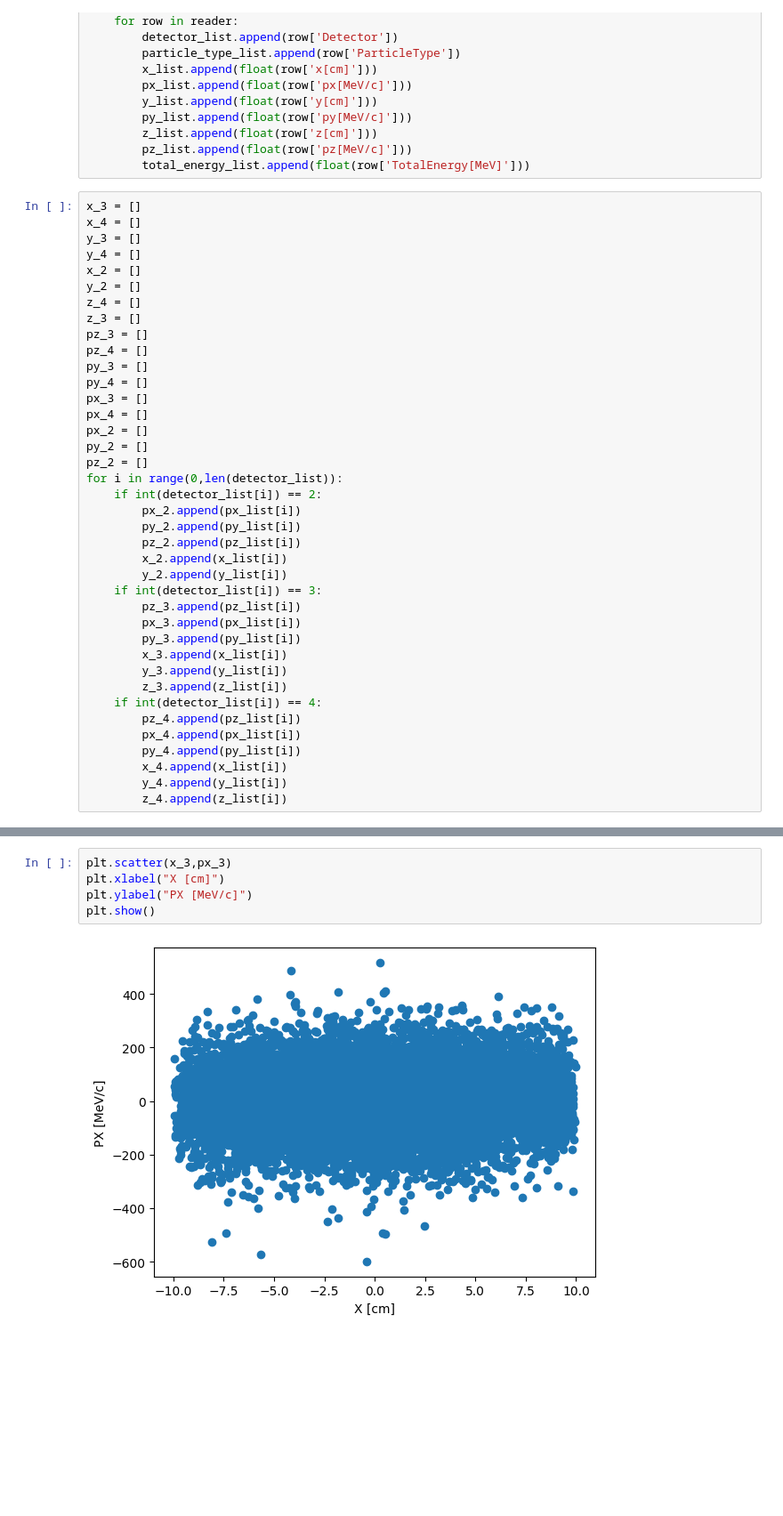
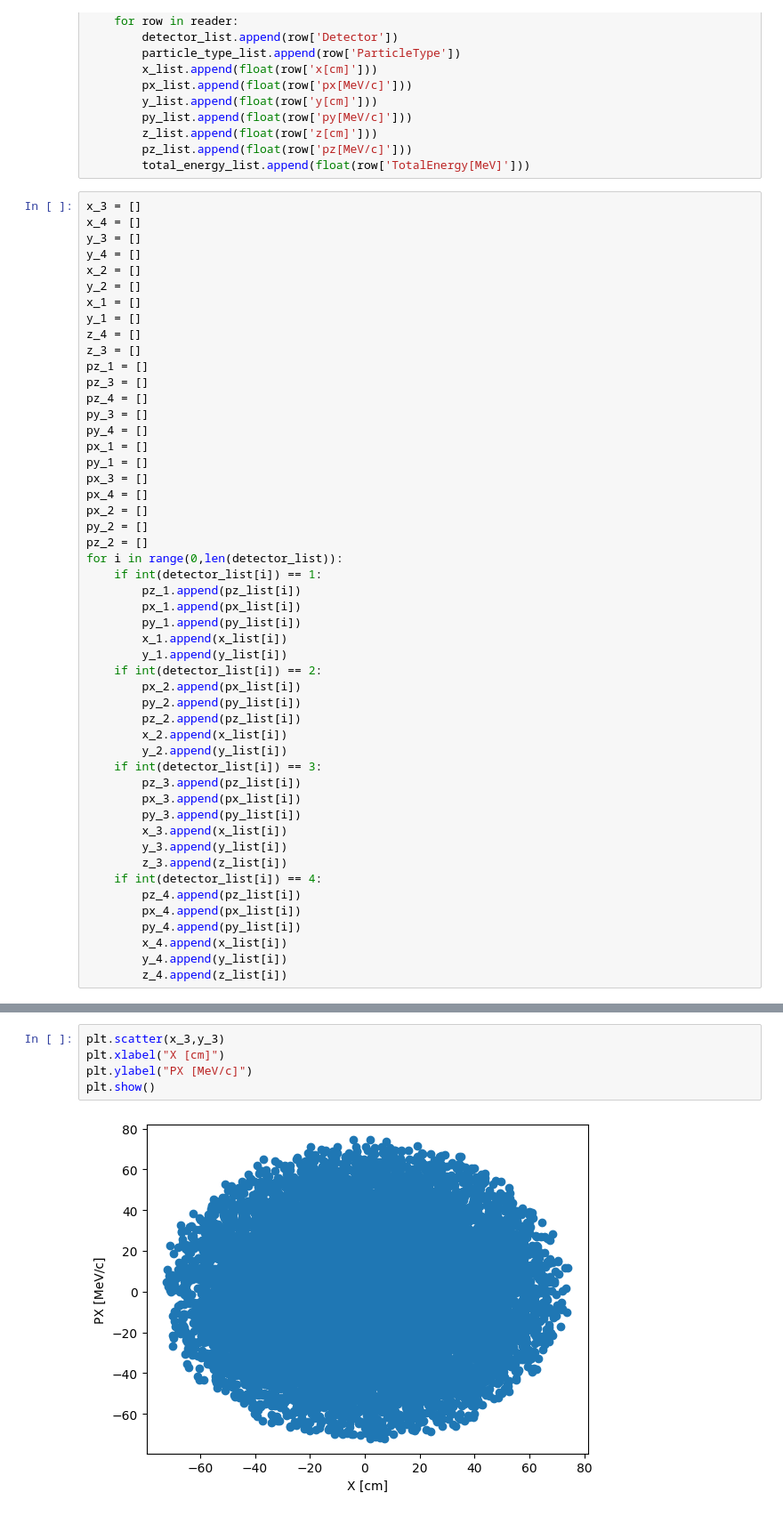
Before and after one commit to prateekraouw/Geant4_new_geo, a Jupyter notebook: build/plot.ipynb, the cells around one changed output, grey strips where cells are left out. Shown: that part at 89% size. Saved outputs shown, nothing was run; the diff lists cells and outputs as text; blank space fills up the shorter version.

```diff
--- a/build/plot.ipynb
+++ b/build/plot.ipynb
@@ -316,18 +298,29 @@ y_3 = []
 y_4 = []
 x_2 = []
 y_2 = []
+x_1 = []
+y_1 = []
 z_4 = []
 z_3 = []
+pz_1 = []
 pz_3 = []
 pz_4 = []
 py_3 = []
 py_4 = []
+px_1 = []
+py_1 = []
 px_3 = []
 px_4 = []
 px_2 = []
 py_2 = []
 pz_2 = []
 for i in range(0,len(detector_list)):
+    if int(detector_list[i]) == 1:
+        pz_1.append(pz_list[i])
+        px_1.append(px_list[i])
+        py_1.append(py_list[i])
+        x_1.append(x_list[i])
+        y_1.append(y_list[i])
     if int(detector_list[i]) == 2:
         px_2.append(px_list[i])
         py_2.append(py_list[i])
@@ -428,7 +395,7 @@ plt.scatter(x_3,y_3)
 # %%
-plt.scatter(x_3,px_3)
+plt.scatter(x_3,y_3)
 plt.xlabel("X [cm]")
 plt.ylabel("PX [MeV/c]")
 plt.show()
 # %% [output]
-[figure, old version]
+[figure, new version]
```
Also changed, not shown: parts of 36 cells of this notebook, 49 other files.
